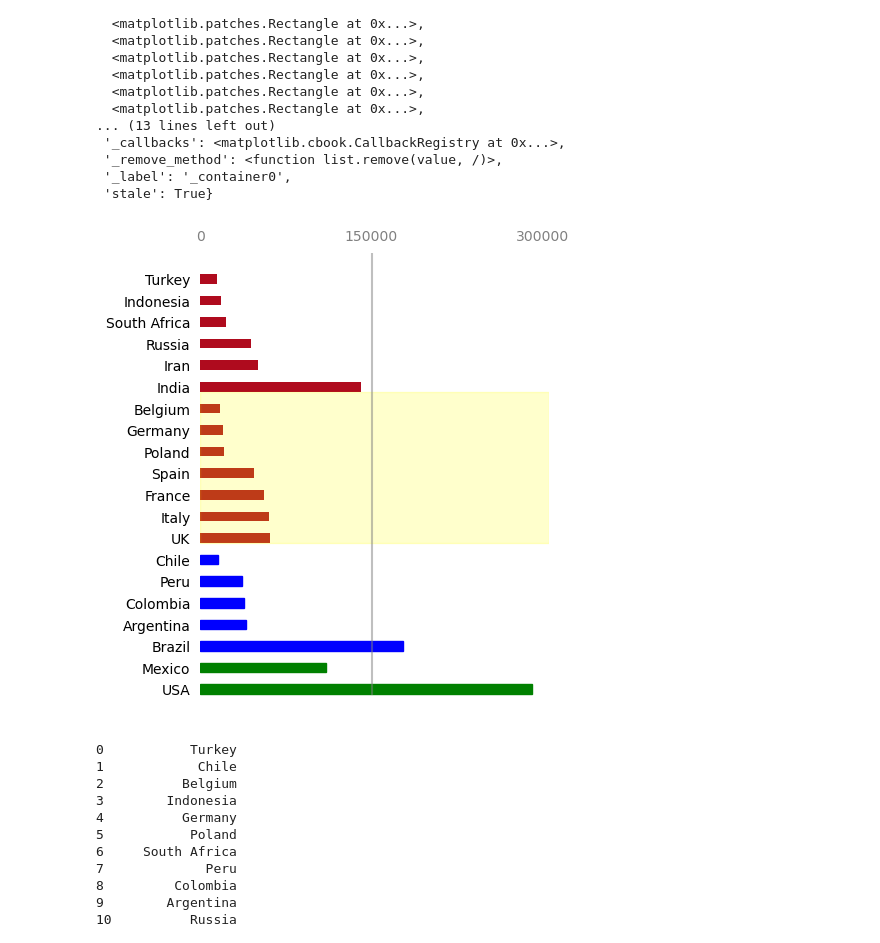
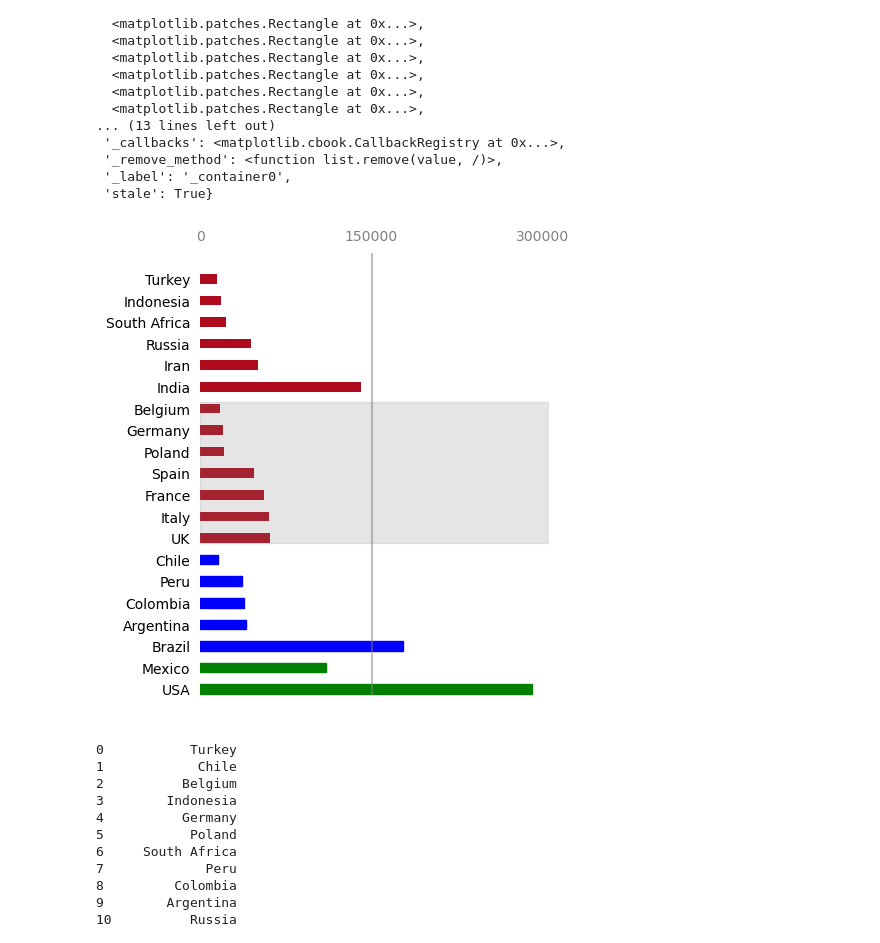
Before and after one commit to Pelonza/Job-Talk-Demo-2025, a Jupyter notebook: demo.ipynb, the cells around one changed output. Drawn from its saved outputs; the diff is of its cells as text; code cells hidden in the pictures.

Commit message:
Updated enclosure color and height.

```diff
--- a/demo.ipynb
+++ b/demo.ipynb
@@ -253,36 +253,36 @@ for location in ['left', 'right', 'top', 'bottom']:
 ax.set_xticks([0, 150000, 300000])  # Set specific x-axis ticks
 ax.xaxis.tick_top()  # Move x-axis labels to the top
 ax.tick_params(top=False, left=False)  # Remove tick marks
 
 ax.tick_params(axis='x', colors='grey')  # Color x-axis labels grey
 ax.axvline(x=150000, ymin=0.045, c='grey', alpha=0.5)
 
 
 for bar, value in zip(bars, ordered_top20['Country_Other']):
     if value == 'USA' or value == 'Mexico':
         bar.set_color('green')
     if value in ('Argentina', "Colombia", "Peru", "Chile", "Brazil"):
         bar.set_color('blue')
 #======================================================
 # NEW BELOW:
 #======================================================
 
     if value == 'India':
        # print(vars(bar))
-       start_y = bar._y0
+       start_y = bar._y0-0.5
     if value == 'UK':
         #print(vars(bar))
         end_y = bar._y0
 
 
 #======================================================
 
-plt.axhspan(start_y, end_y, color = 'yellow', alpha = 0.2)
+plt.axhspan(start_y, end_y, color = 'gray', alpha = 0.2)
 
 
 plt.show()
 # %% [output]
-[figure, old version]
+[figure, new version]
 # %%
 print(top20_deathtoll['Country_Other'])
 # %% [output]
```
